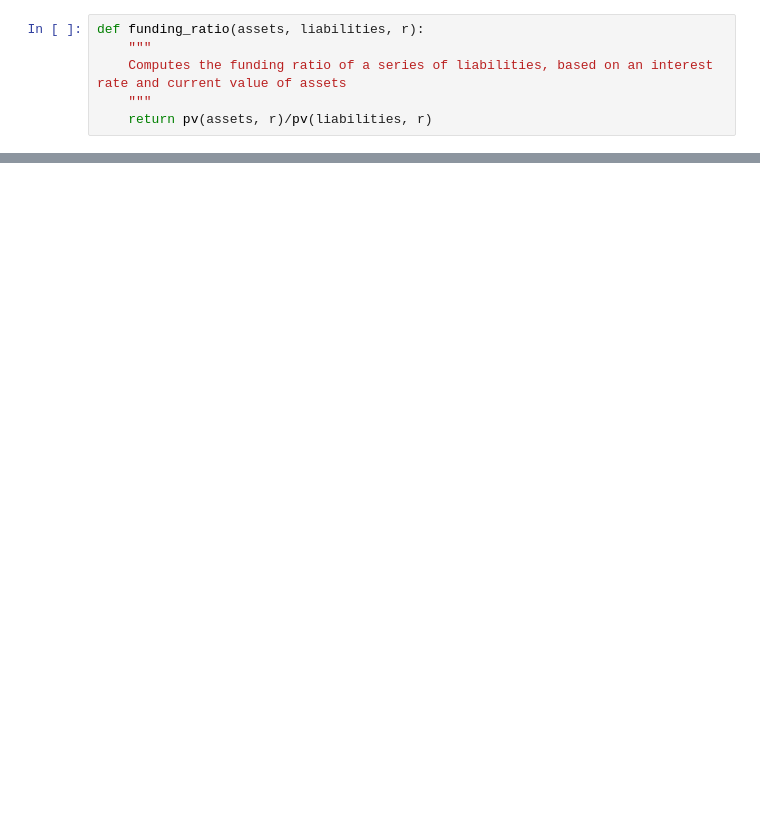
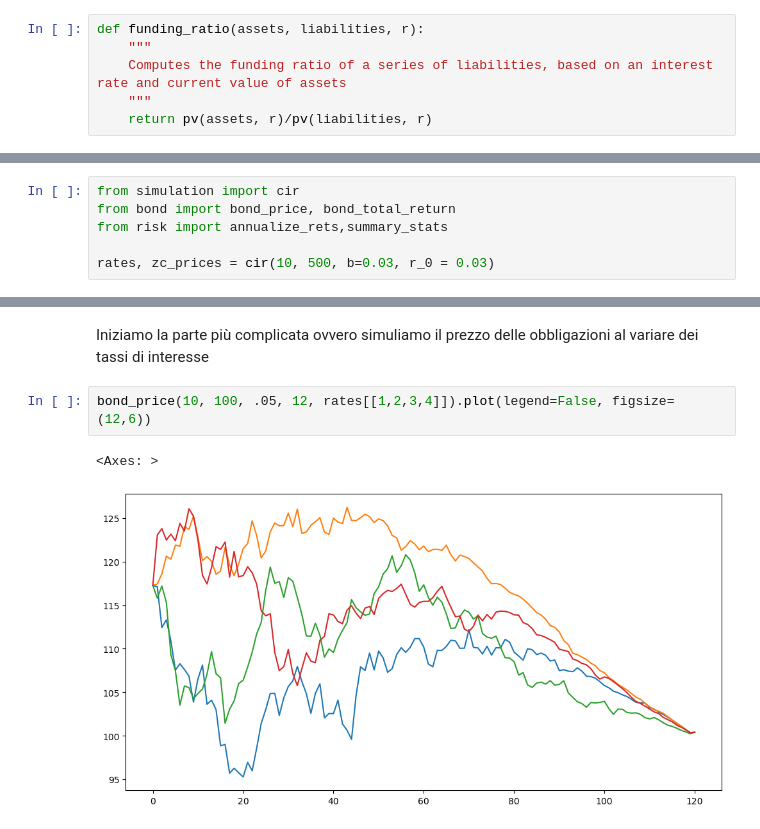
Before and after one commit to fdalforno/investment, a Jupyter notebook: 04-Gestione degli assett e della passività.ipynb, the cells around one changed output, grey strips where cells are left out. Cells and saved outputs as stored; diff of their text form; blank space fills up the shorter version.

```diff
--- a/04-Gestione degli assett e della passività.ipynb
+++ b/04-Gestione degli assett e della passività.ipynb
@@ -540,0 +860,6 @@ fr_change.plot(title='Change in Funding Ratio', figsize=(10,6))
+# %%
+from simulation import cir
+from bond import bond_price, bond_total_return
+from risk import annualize_rets,summary_stats
+
+rates, zc_prices = cir(10, 500, b=0.03, r_0 = 0.03)
@@ -540,0 +891,7 @@ fr_change.plot(title='Change in Funding Ratio', figsize=(10,6))
+# %% [markdown]
+Iniziamo la parte più complicata ovvero simuliamo il prezzo delle obbligazioni al variare dei tassi di interesse
+# %%
+bond_price(10, 100, .05, 12, rates[[1,2,3,4]]).plot(legend=False, figsize=(12,6))
+# %% [output]
+<Axes: >
+[figure, added]
```
Also changed, not shown: parts of 110 cells of this notebook, 3 other files.
